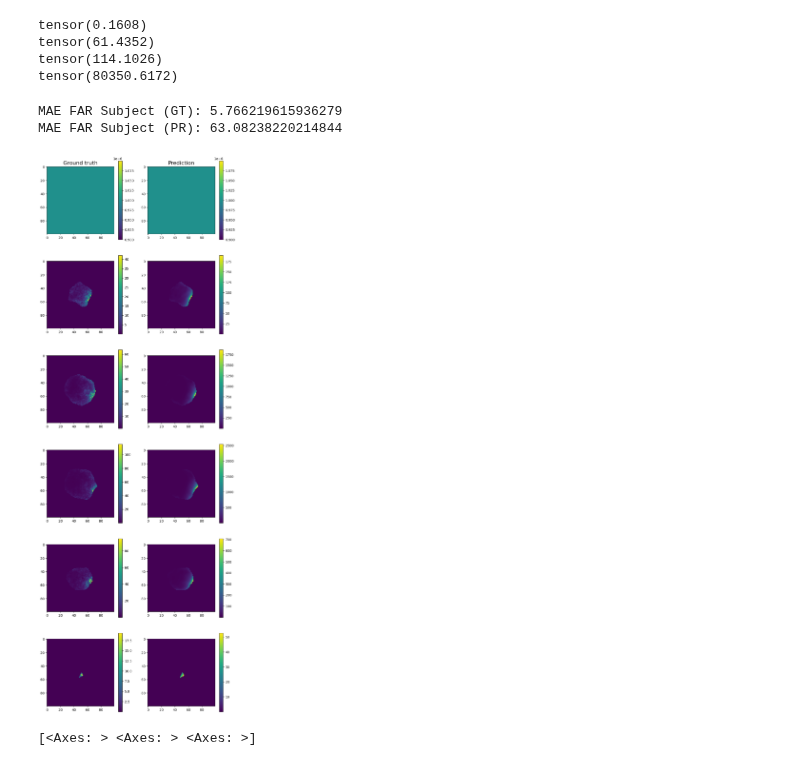
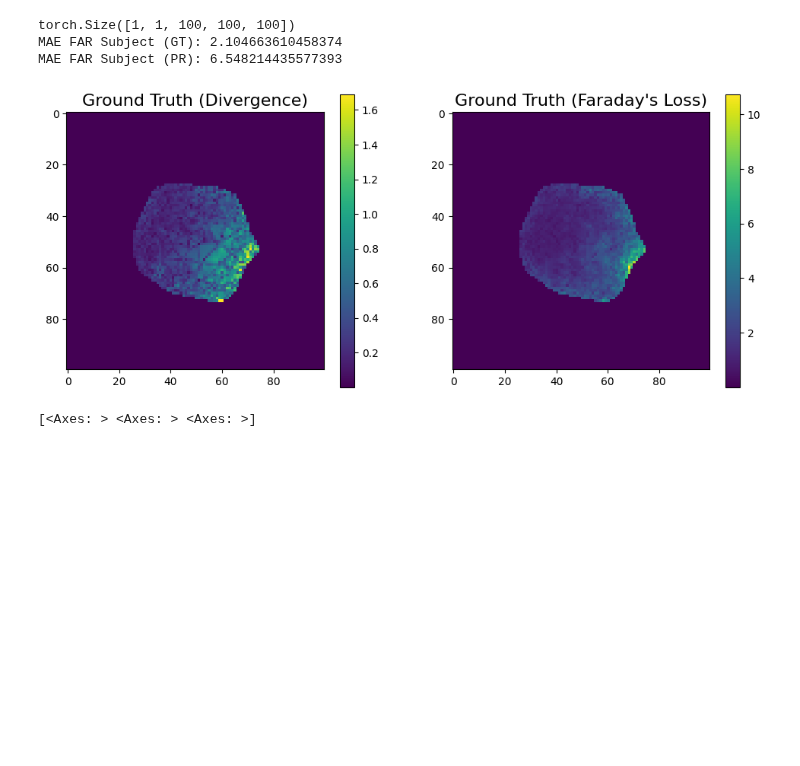
Before and after one commit to badulion/magnet_fno, a Jupyter notebook: results/inference.ipynb, the cells around one changed output. Drawn from its saved outputs; the diff is of its cells as text; code cells hidden in the pictures; blank space fills up the shorter version.

```diff
--- a/results/inference.ipynb
+++ b/results/inference.ipynb
@@ -135,29 +135,26 @@ div_pred_im = torch.nn.functional.conv3d(pred[:,9:12,:,:,:], div_filter, padding
 div_target_re = torch.nn.functional.conv3d(target[:,6:9,:,:,:], div_filter, padding=1)
 div_target_im = torch.nn.functional.conv3d(target[:,9:12,:,:,:], div_filter, padding=1)
 
+div_target = div_target_re + 1j * div_target_im
+
 div = DivergenceLoss()
 far = FaradaysLoss()
 
-div_target = div(target, target, subject)
-div_pred = div(pred, target, subject)
-print(div_target)
-print(div_pred)
+#div_target = torch.sqrt(div(target, target, subject))
+#div_pred = div(pred, target, subject)
+#print(div_target)
+#print(div_pred)
 
-far_target = far(target, target, pad(subject))
-far_pred = far(pred, target, pad(subject))
-print(far_target)
-print(far_pred)
+#far_target = torch.sqrt(far(target, target, pad(subject)))
+#far_pred = far(pred, target, pad(subject))
+#print(far_target)
+#print(far_pred)
-# %% [output]
-tensor(0.1608)
-tensor(61.4352)
-tensor(114.1026)
-tensor(80350.6172)
 # %%
 import torch
 import matplotlib.pyplot as plt
 
-gt = torch.mean(faradays_target.abs(), dim=1)
-pr = torch.mean(faradays_pred.abs(), dim=1)
+gt = torch.sqrt(torch.mean(faradays_target.abs(), dim=1))
+pr = torch.sqrt(torch.mean(faradays_pred.abs(), dim=1))
 
 print(f"MAE FAR Subject (GT): {torch.mean(gt[pad(subject)])}")
 print(f"MAE FAR Subject (PR): {torch.mean(pr[pad(subject)])}")
@@ -185,10 +182,43 @@ for row in range(6):
     plt.colorbar(pr_e)
 
 plt.show()
-# %% [output]
-MAE FAR Subject (GT): 5.766219615936279
-MAE FAR Subject (PR): 63.08238220214844
-[figure, removed]
+# %%
+import torch
+import matplotlib.pyplot as plt
+
+gt_div = torch.sqrt(torch.mean(div_target.abs(), dim=1))
+gt_far = torch.sqrt(torch.mean(faradays_target.abs(), dim=1))
+
+print(f"MAE FAR Subject (GT): {torch.mean(gt[pad(subject)])}")
+print(f"MAE FAR Subject (PR): {torch.mean(pr[pad(subject)])}")
+
+gt_div[~pad(subject)] = 1e-6
+gt_far[~pad(subject)] = 1e-6
+rs = (pr - gt)
+
+# Plot multiple slices of a single sample
+_, axes = plt.subplots(1, 2, figsize=(12, 5))
+titles = ['Ground Truth (Divergence)', 'Ground Truth (Faraday\'s Loss)', 'Residual', 'Ground truth - H', 'Prediction - H', 'Residual - H']
+
+min = torch.min(gt.min(), pr.min())
+max = torch.max(gt.max(), pr.max())
+
+for column, title in zip(axes, titles):
+    column.set_title(title, fontsize=16)
+
+slice = 50
+
+gt_e = axes[0].imshow(gt_div[0, :, :, slice], cmap='viridis')
+pr_e = axes[1].imshow(gt_far[0, :, :, slice], cmap='viridis')
+plt.colorbar(gt_e)
+plt.colorbar(pr_e)
+
+plt.show()
+# %% [output]
+torch.Size([1, 1, 100, 100, 100])
+MAE FAR Subject (GT): 2.104663610458374
+MAE FAR Subject (PR): 6.548214435577393
+[figure, added]
 # %%
 import torch
 import einops
```
Also changed, not shown: parts of 7 cells of this notebook.
